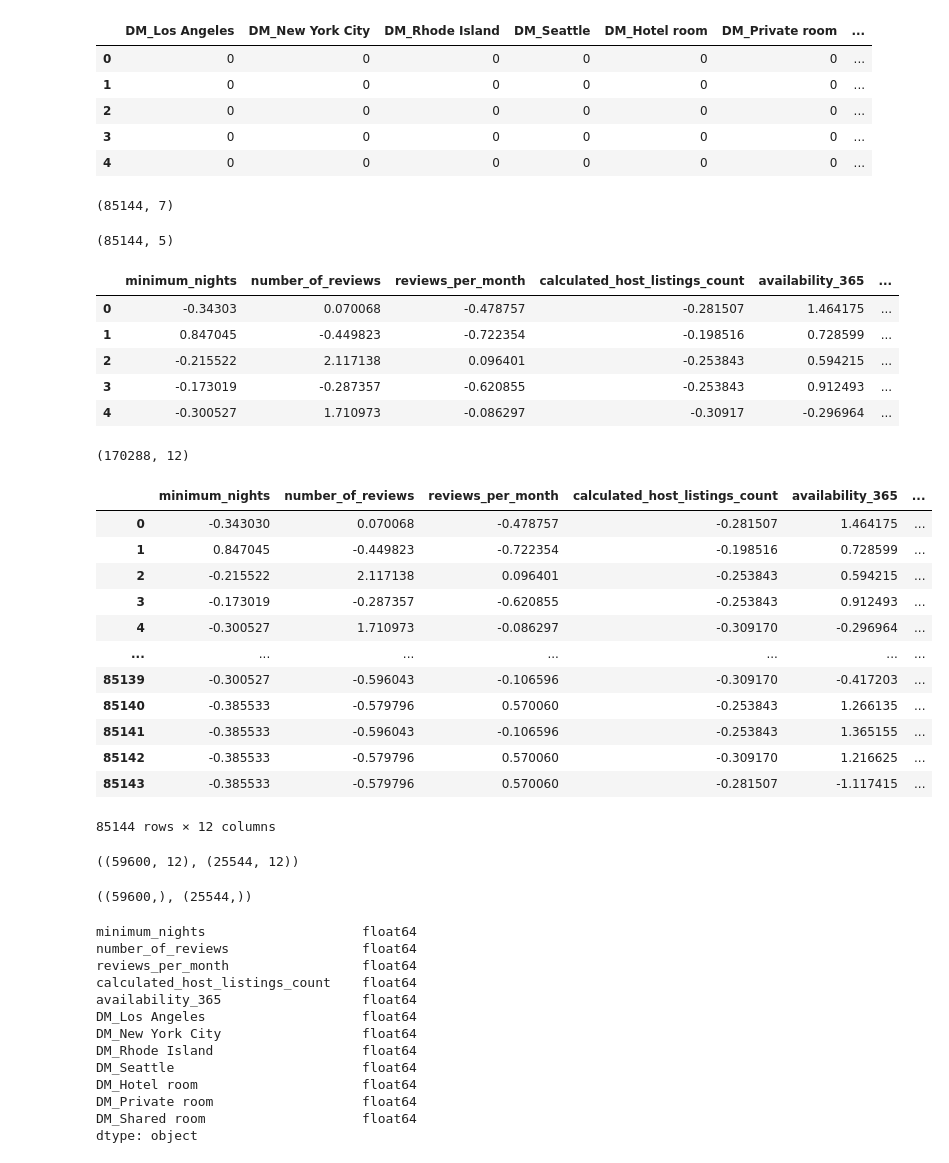
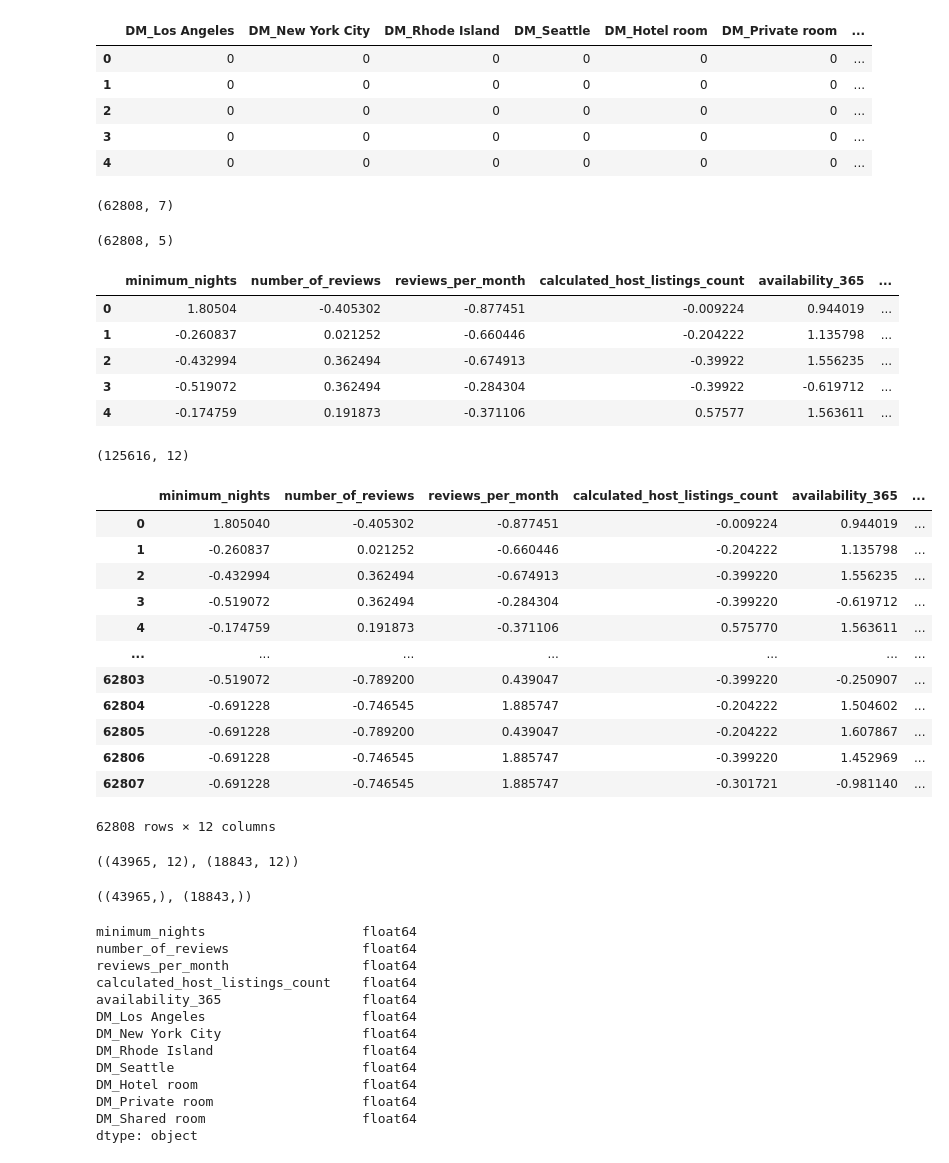
Before and after one commit to malakmosly/Capstone2, a Jupyter notebook: Airbnb Data Preprocessing and Training.ipynb, the cells around one changed output. Cells and saved outputs as stored; diff of their text form; code cells hidden in the pictures.

```diff
--- a/Airbnb Data Preprocessing and Training.ipynb
+++ b/Airbnb Data Preprocessing and Training.ipynb
@@ -4,7 +4,7 @@ import numpy as np
 from sklearn.preprocessing import StandardScaler
 from sklearn.model_selection import train_test_split
 # %%
-df = pd.read_csv('AirbnbData_Cleaned.csv')
+df = pd.read_csv('Trimmed Data.csv')
 # %%
 df.dtypes
 # %% [output]
@@ -107,55 +107,55 @@ u.head()
 # %%
 u.shape
 # %% [output]
-(85144, 7)
+(62808, 7)
 # %%
 s.shape
 # %% [output]
-(85144, 5)
+(62808, 5)
 # %%
 X = [s, u]
 X = pd.concat(X)
 X.head()
 # %% [output]
 |  | minimum_nights | number_of_reviews | reviews_per_month | calculated_host_listings_count | availability_365 | ... |
-| 0 | -0.34303 | 0.070068 | -0.478757 | -0.281507 | 1.464175 | ... |
-| 1 | 0.847045 | -0.449823 | -0.722354 | -0.198516 | 0.728599 | ... |
-| 2 | -0.215522 | 2.117138 | 0.096401 | -0.253843 | 0.594215 | ... |
-| 3 | -0.173019 | -0.287357 | -0.620855 | -0.253843 | 0.912493 | ... |
-| 4 | -0.300527 | 1.710973 | -0.086297 | -0.30917 | -0.296964 | ... |
+| 0 | 1.80504 | -0.405302 | -0.877451 | -0.009224 | 0.944019 | ... |
+| 1 | -0.260837 | 0.021252 | -0.660446 | -0.204222 | 1.135798 | ... |
+| 2 | -0.432994 | 0.362494 | -0.674913 | -0.39922 | 1.556235 | ... |
+| 3 | -0.519072 | 0.362494 | -0.284304 | -0.39922 | -0.619712 | ... |
+| 4 | -0.174759 | 0.191873 | -0.371106 | 0.57577 | 1.563611 | ... |
 # %%
 X.shape
 # %% [output]
-(170288, 12)
+(125616, 12)
 # %%
 X = X.replace(np.nan, 0)
 # %%
-X = X.iloc[:85144,:]
+X = X.iloc[:62808,:]
 X
 # %% [output]
 |  | minimum_nights | number_of_reviews | reviews_per_month | calculated_host_listings_count | availability_365 | ... |
-| 0 | -0.343030 | 0.070068 | -0.478757 | -0.281507 | 1.464175 | ... |
-| 1 | 0.847045 | -0.449823 | -0.722354 | -0.198516 | 0.728599 | ... |
-| 2 | -0.215522 | 2.117138 | 0.096401 | -0.253843 | 0.594215 | ... |
-| 3 | -0.173019 | -0.287357 | -0.620855 | -0.253843 | 0.912493 | ... |
-| 4 | -0.300527 | 1.710973 | -0.086297 | -0.309170 | -0.296964 | ... |
+| 0 | 1.805040 | -0.405302 | -0.877451 | -0.009224 | 0.944019 | ... |
+| 1 | -0.260837 | 0.021252 | -0.660446 | -0.204222 | 1.135798 | ... |
+| 2 | -0.432994 | 0.362494 | -0.674913 | -0.399220 | 1.556235 | ... |
+| 3 | -0.519072 | 0.362494 | -0.284304 | -0.399220 | -0.619712 | ... |
+| 4 | -0.174759 | 0.191873 | -0.371106 | 0.575770 | 1.563611 | ... |
 | ... | ... | ... | ... | ... | ... | ... |
-| 85139 | -0.300527 | -0.596043 | -0.106596 | -0.309170 | -0.417203 | ... |
-| 85140 | -0.385533 | -0.579796 | 0.570060 | -0.253843 | 1.266135 | ... |
-| 85141 | -0.385533 | -0.596043 | -0.106596 | -0.253843 | 1.365155 | ... |
-| 85142 | -0.385533 | -0.579796 | 0.570060 | -0.309170 | 1.216625 | ... |
-| 85143 | -0.385533 | -0.579796 | 0.570060 | -0.281507 | -1.117415 | ... |
+| 62803 | -0.519072 | -0.789200 | 0.439047 | -0.399220 | -0.250907 | ... |
+| 62804 | -0.691228 | -0.746545 | 1.885747 | -0.204222 | 1.504602 | ... |
+| 62805 | -0.691228 | -0.789200 | 0.439047 | -0.204222 | 1.607867 | ... |
+| 62806 | -0.691228 | -0.746545 | 1.885747 | -0.399220 | 1.452969 | ... |
+| 62807 | -0.691228 | -0.746545 | 1.885747 | -0.301721 | -0.981140 | ... |
-85144 rows × 12 columns
+62808 rows × 12 columns
 # %%
 X_train, X_test, y_train, y_test= train_test_split(X, y, test_size=0.3, random_state=47)
 # %%
 X_train.shape, X_test.shape
 # %% [output]
-((59600, 12), (25544, 12))
+((43965, 12), (18843, 12))
 # %%
 y_train.shape, y_test.shape
 # %% [output]
-((59600,), (25544,))
+((43965,), (18843,))
 # %%
 X_train.dtypes
 # %% [output]
```
Also changed, not shown: parts of 4 cells of this notebook.
